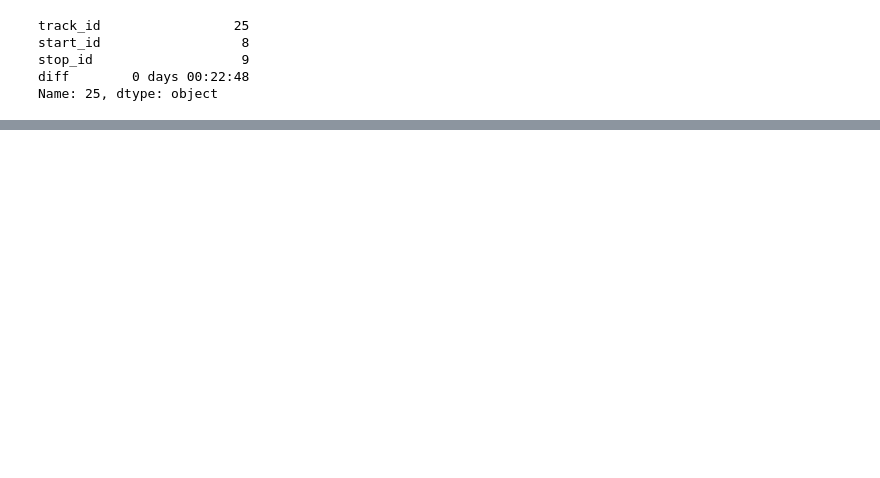
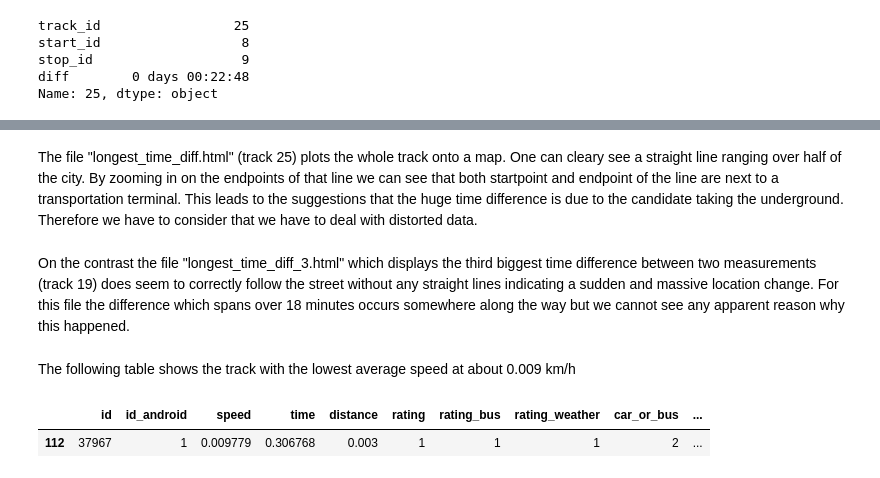
Before and after one commit to MoBran/bi2_project, a Jupyter notebook: src/DataExploration.ipynb, the cells around one changed output, grey strips where cells are left out. Drawn from its saved outputs; the diff is of its cells as text; code cells hidden in the pictures; blank space fills up the shorter version.

```diff
--- a/src/DataExploration.ipynb
+++ b/src/DataExploration.ipynb
@@ -519,0 +497,11 @@ This list shows the 20 tracks with their single biggest time differences between
+# %% [markdown]
+The file "longest_time_diff.html" (track 25) plots the whole track onto a map. One can cleary see a straight line ranging over half of the city. By zooming in on the endpoints of that line we can see that both startpoint and endpoint of the line are next to a transportation terminal. This leads to the suggestions that the huge time difference is due to the candidate taking the underground. Therefore we have to consider that we have to deal with distorted data.
+# %% [markdown]
+On the contrast the file "longest_time_diff_3.html" which displays the third biggest time difference between two measurements (track 19) does seem to correctly follow the street without any straight lines indicating a sudden and massive location change. For this file the difference which spans over 18 minutes occurs somewhere along the way but we cannot see any apparent reason why this happened.
+# %% [markdown]
+The following table shows the track with the lowest average speed at about 0.009 km/h
+# %%
+tracks[tracks['speed'] == min(tracks['speed'])]
+# %% [output]
+|  | id | id_android | speed | time | distance | rating | rating_bus | rating_weather | car_or_bus | ... |
+| 112 | 37967 | 1 | 0.009779 | 0.306768 | 0.003 | 1 | 1 | 1 | 2 | ... |
```
Also changed, not shown: parts of 10 cells of this notebook.
